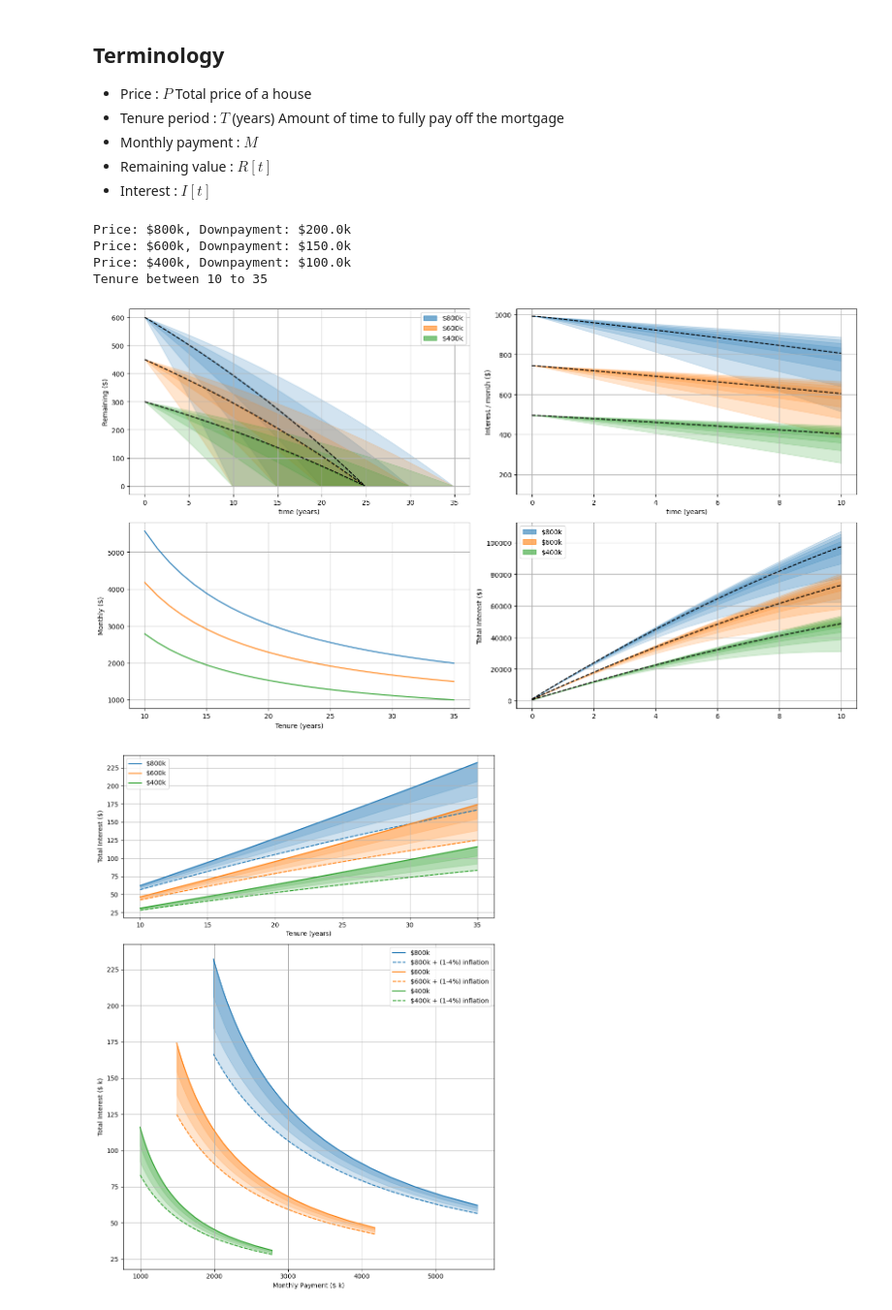
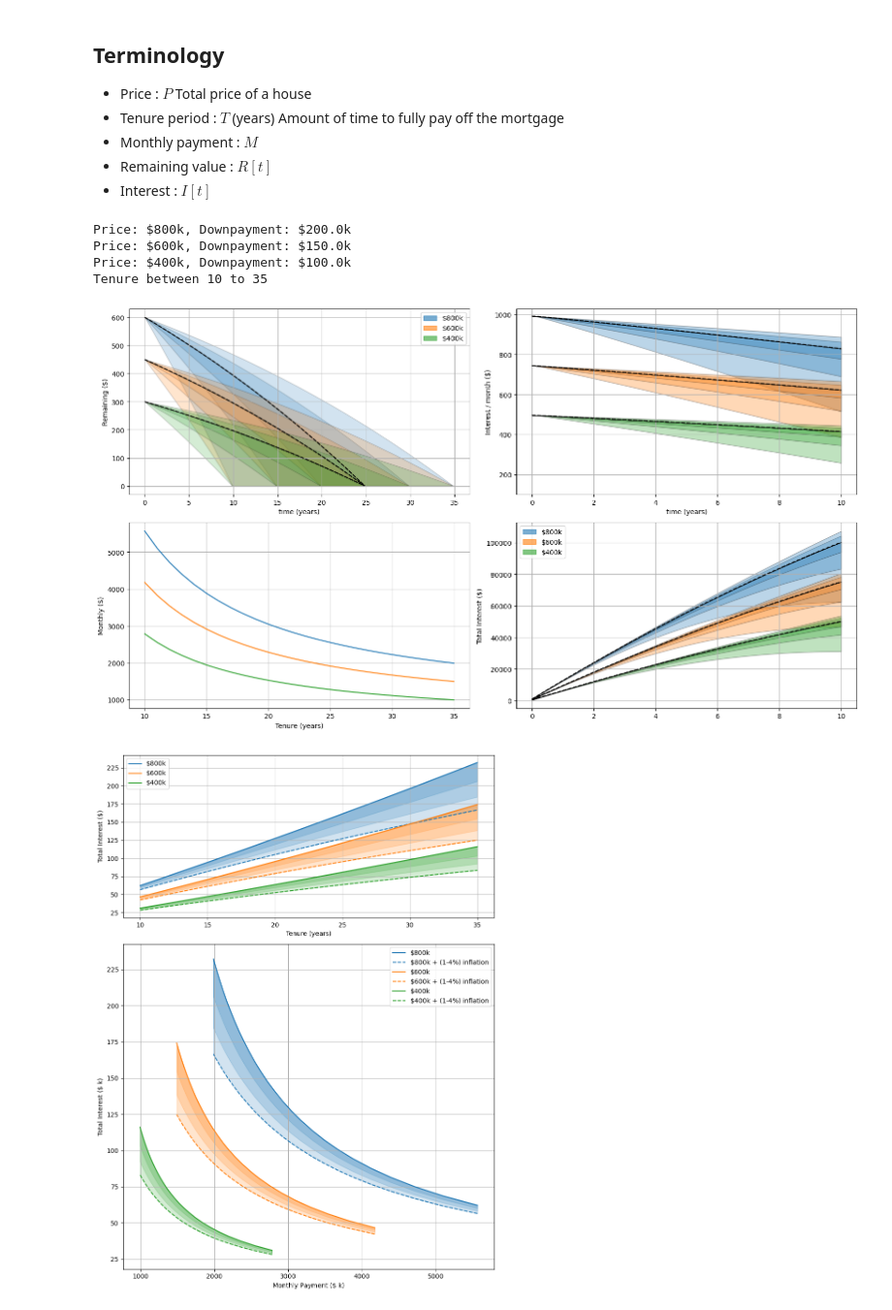
Before and after one commit to andrelimzs/mortgage-visualization, a Jupyter notebook: explore-mortgage.ipynb, the cells around one changed output. Shown at 97% size. Cells and saved outputs as stored; diff of their text form; code cells hidden in the pictures.

Commit message:
Change percentile to tenure for interest

```diff
--- a/explore-mortgage.ipynb
+++ b/explore-mortgage.ipynb
@@ -138,7 +138,7 @@ def percentile_between(x, q):
 # %%
 price_range    = [800, 600, 400]
 tenure_range   = range(10,36,1)
-tNominal = tenure_range.index(25)
+tenure_nominal = tenure_range.index(25)
 inflation_rate = interest_yearly_to_monthly(0.02)
 
 cmap = ['tab:blue', 'tab:orange', 'tab:green', 'tab:red', 'tab:purple']
@@ -199,12 +199,13 @@ ax = axes.T.flatten()
 remaining = np.nan_to_num(remaining)
 t = np.arange(12*35)/12
 for i,R in enumerate(remaining):
-    Rnominal = R[:,tNominal]
-    ax[0].plot(t[Rnominal > 0], Rnominal[Rnominal > 0], 'k--')
+    R_nominal = R[:,tenure_nominal]
+    ax[0].plot(t[R_nominal > 0], R_nominal[R_nominal > 0], 'k--')
 
     for T in [10,15,20,25,30,35]:
         j = tenure_range.index(T)
-        ax[0].fill_between(t, R[:,j], Rnominal, color=cmap[i], alpha=0.2)
+        ax[0].fill_between(t, R[:,j], R_nominal,
+                           color=cmap[i], alpha=0.2, edgecolor='k')
 
 ax[0].set_ylabel("Remaining ($)")
 ax[0].set_xlabel("time (years)")
@@ -217,47 +218,54 @@ ax[1].set_ylabel("Monthly ($)")
 ax[1].set_xlabel("Tenure (years)")
 
 # =========================== Precentile Fill for Interest paid after N years ===========================
 tYears = 10
 tIndex = range(1 + 12*tYears)
 tShort = t[tIndex]
 for i,I in enumerate(interest):
-    for q in range(0,101,25):
-        numMonths = np.arange( 1, len(I)+1, dtype=float )
+    numMonths = np.arange( 1, len(I)+1, dtype=float )
+    I_nominal = np.cumsum( 1000*I[:, tenure_nominal] )
+    I_amortized_nominal = I_nominal / numMonths
 
-        X = np.cumsum( I * 1000, axis=0 )
-        upper, lower = percentile_between(X[tIndex], q)
-        ax[3].fill_between(tShort, upper, lower, color=cmap[i], alpha=0.2)
-        if q == 0: ax[3].plot(tShort[upper > 0], upper[upper > 0], 'k--')
+    # Plot nominal lines
+    ax[3].plot(tShort, I_nominal[tIndex], 'k--')
+    ax[2].plot(tShort, I_nominal[tIndex] / numMonths[tIndex], 'k--')
 
-        X /= numMonths.reshape((-1,1))
-        upper, lower = percentile_between(X[tIndex], q)
-        ax[2].fill_between(tShort, upper, lower, color=cmap[i], alpha=0.2)
-        if q == 0: ax[2].plot(tShort[upper > 0], upper[upper > 0], 'k--')
+    # Plot interest for different tenure periods
+    for T in [10,15,20,25,30,35]:
+        j = tenure_range.index(T)
+        # Total interest (excluding payment toward the house itself)
+        I_total = np.cumsum( I[:,j] * 1000, axis=0 )
+        # Amortized interest over duration (months) owned
+        I_amortized = I_total / numMonths
+
+        ax[2].fill_between(tShort, I_amortized[tIndex], I_amortized_nominal[tIndex],
+                           color=cmap[i], alpha=0.3, edgecolor='k')
+        ax[3].fill_between(tShort, I_total[tIndex], I_nominal[tIndex],
+                           color=cmap[i], alpha=0.3, edgecolor='k')
+
 ax[2].set_ylabel("Interest / month ($)")
 ax[3].set_ylabel("Total Interest ($)")
-
 ax[2].set_xlabel("time (years)")
-
 ax[2].set_ylim(100)
 
-# Legend
+# =========================== Legend ===========================
 patch = []
 for i in range(len(remaining)):
     patch.append( mpatches.Patch(color=cmap[i], alpha=0.6, label=f'${labels[i]}k') )
     # orange_patch = mpatches.Patch(color='tab:orange', alpha=0.6, label='40% down')
 ax[0].legend(handles=patch, loc="upper right")
 ax[3].legend(handles=patch, loc="upper left")
 
 _ = [ a.grid() for a in ax.flatten() ]
 
 plt.tight_layout()
 plt.savefig('./docs/plots/overview1.jpg', dpi=200)
 # %% [output]
 Price: $800k, Downpayment: $200.0k
 Price: $600k, Downpayment: $150.0k
 Price: $400k, Downpayment: $100.0k
 Tenure between 10 to 35
-[figure, old version]
+[figure, new version]
 # %%
 _, ax = plt.subplots(2, gridspec_kw={'height_ratios': [1,2]}, figsize=(9,12), dpi=100)
 
```
Also changed, not shown: 2 other files.
